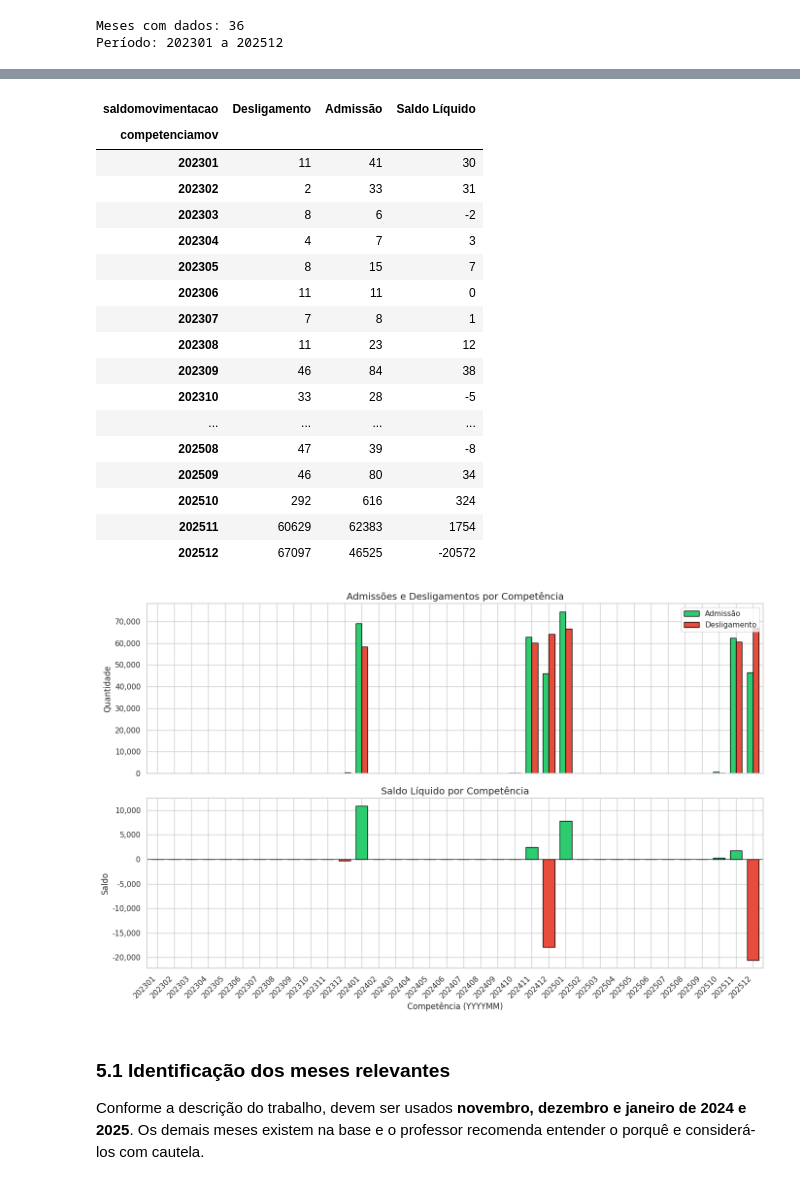
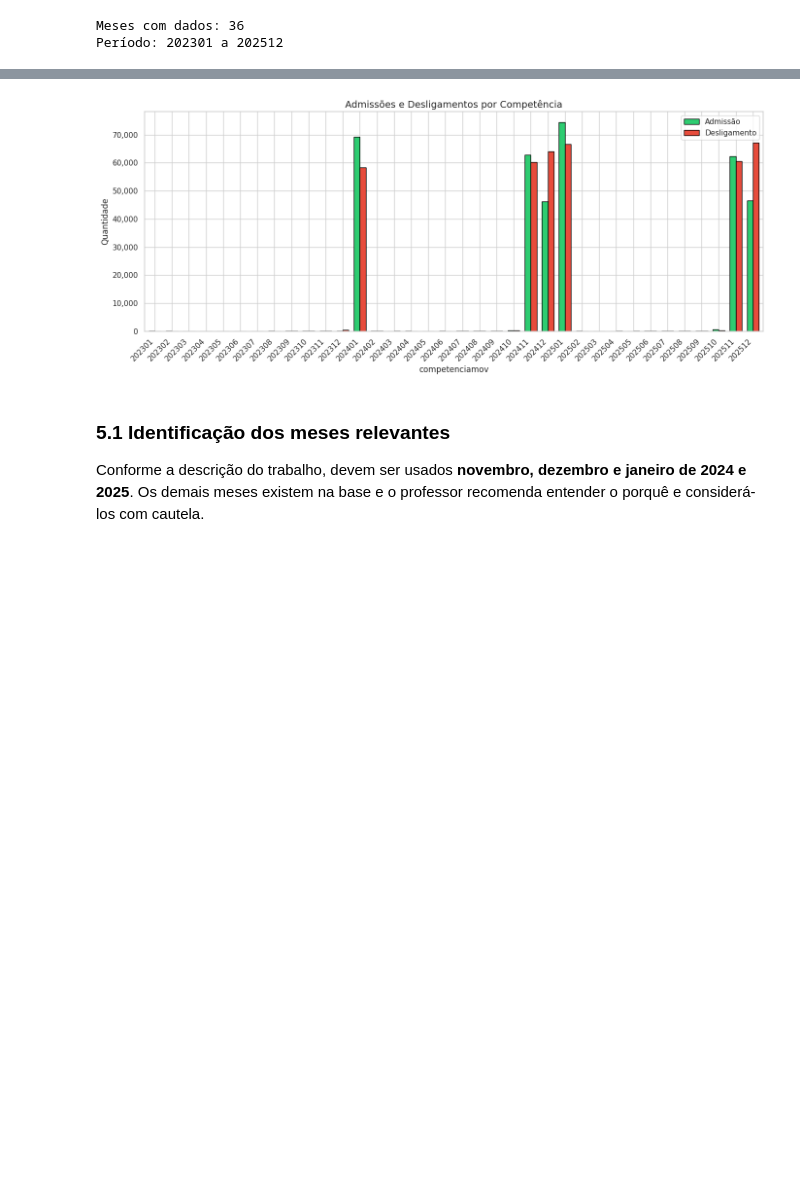
Before and after one commit to vinimeurer/employment-balance-predictor, a Jupyter notebook: notebooks/eda.ipynb, the cells around one changed output, grey strips where cells are left out. Saved outputs shown, nothing was run; the diff lists cells and outputs as text; code cells hidden in the pictures; blank space fills up the shorter version.

```diff
--- a/notebooks/eda.ipynb
+++ b/notebooks/eda.ipynb
@@ -307,57 +337,23 @@ Período: 202301 a 202512
 # %%
-# Movimentações por competência
-temp = (
-    df.groupby(["competenciamov", "saldomovimentacao"])
-    .size()
-    .unstack(fill_value=0)
-    .rename(columns=MAP_TIPO_MOVIMENTACAO)
+fig, ax = plt.subplots(figsize=(14, 6))
+
+temp[["Admissão", "Desligamento"]].plot.bar(
+    ax=ax,
+    color=["#2ecc71", "#e74c3c"],
+    edgecolor="black",
+    width=0.7
 )
-temp["Saldo Líquido"] = temp.get("Admissão", 0) - temp.get("Desligamento", 0)
 
-display(temp)
-
-fig, axes = plt.subplots(2, 1, figsize=(14, 9), sharex=True)
-
-temp[["Admissão", "Desligamento"]].plot.bar(ax=axes[0], color=["#2ecc71", "#e74c3c"], edgecolor="black", width=0.7)
-axes[0].set_title("Admissões e Desligamentos por Competência")
-axes[0].set_ylabel("Quantidade")
-axes[0].legend(loc="upper right")
-axes[0].yaxis.set_major_formatter(mticker.FuncFormatter(lambda x, _: f"{x:,.0f}"))
-
-temp["Saldo Líquido"].plot.bar(
-    ax=axes[1],
-    color=["#2ecc71" if v >= 0 else "#e74c3c" for v in temp["Saldo Líquido"]],
-    edgecolor="black", width=0.7,
-)
-axes[1].axhline(0, color="black", linewidth=0.8)
-axes[1].set_title("Saldo Líquido por Competência")
-axes[1].set_ylabel("Saldo")
-axes[1].set_xlabel("Competência (YYYYMM)")
-axes[1].yaxis.set_major_formatter(mticker.FuncFormatter(lambda x, _: f"{x:,.0f}"))
+ax.set_title("Admissões e Desligamentos por Competência")
+ax.set_ylabel("Quantidade")
+ax.legend(loc="upper right")
+ax.yaxis.set_major_formatter(mticker.FuncFormatter(lambda x, _: f"{x:,.0f}"))
 
 plt.xticks(rotation=45, ha="right")
 plt.tight_layout()
 plt.show()
 # %% [output]
-| saldomovimentacao | Desligamento | Admissão | Saldo Líquido |
-| competenciamov |  |  |  |
-| 202301 | 11 | 41 | 30 |
-| 202302 | 2 | 33 | 31 |
-| 202303 | 8 | 6 | -2 |
-| 202304 | 4 | 7 | 3 |
-| 202305 | 8 | 15 | 7 |
-| 202306 | 11 | 11 | 0 |
-| 202307 | 7 | 8 | 1 |
-| 202308 | 11 | 23 | 12 |
-| 202309 | 46 | 84 | 38 |
-| 202310 | 33 | 28 | -5 |
-| ... | ... | ... | ... |
-| 202508 | 47 | 39 | -8 |
-| 202509 | 46 | 80 | 34 |
-| 202510 | 292 | 616 | 324 |
-| 202511 | 60629 | 62383 | 1754 |
-| 202512 | 67097 | 46525 | -20572 |
-[figure, old version]
+[figure, new version]
 # %% [markdown]
 ### 5.1 Identificação dos meses relevantes
 
```
Also changed, not shown: parts of 18 cells of this notebook.
